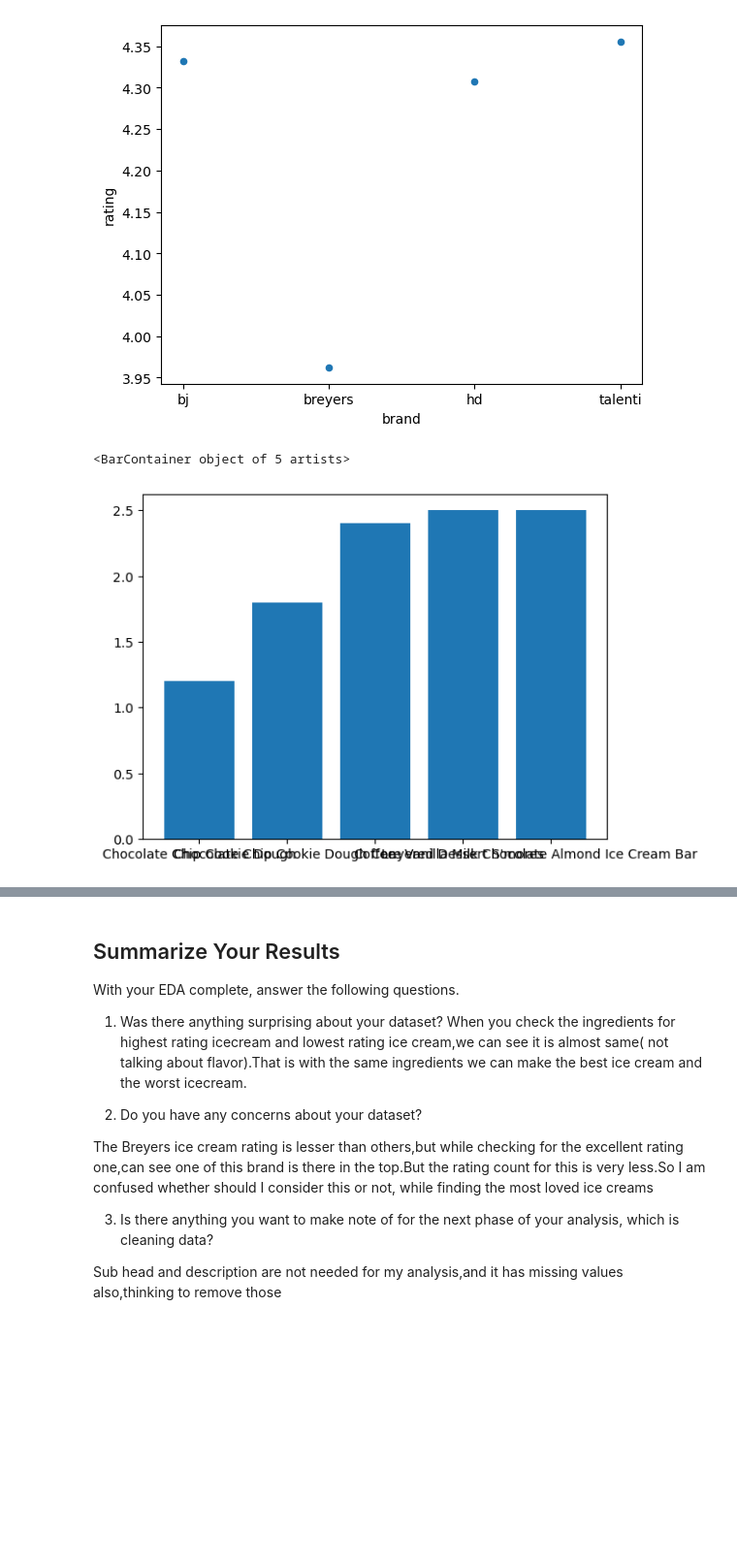
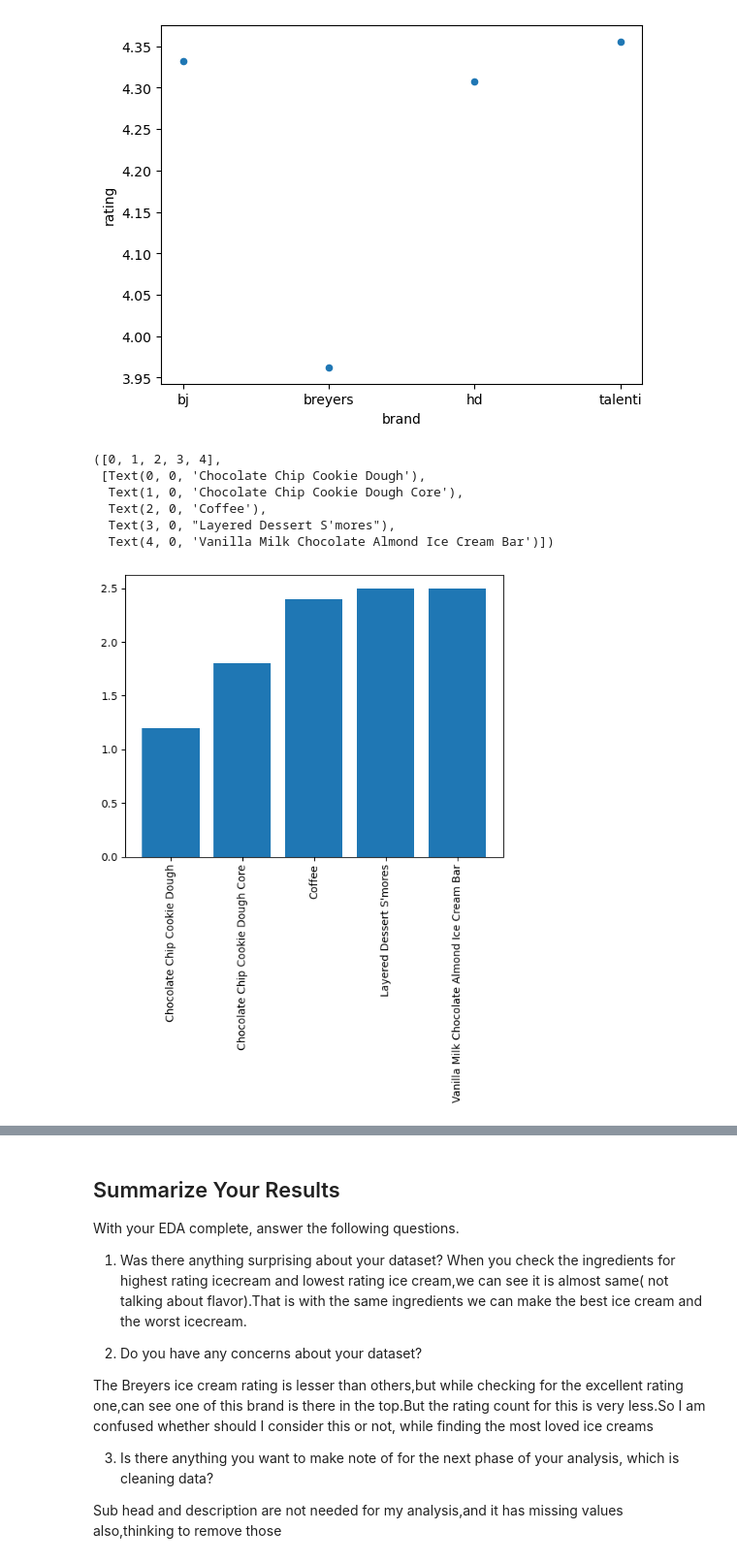
Before and after one commit to KavVij/eda-checkpoint_Kav, a Jupyter notebook: checkpoint-two.ipynb, the cells around one changed output, grey strips where cells are left out. Shown at 97% size. Drawn from its saved outputs; the diff is of its cells as text; code cells hidden in the pictures; blank space fills up the shorter version.

```diff
--- a/checkpoint-two.ipynb
+++ b/checkpoint-two.ipynb
@@ -149,9 +149,16 @@ Brand_Rating.plot.scatter(x='brand',y='rating')
 # %% [output]
 <Axes: xlabel='brand', ylabel='rating'>
 [figure]
-# %%
-plt.bar(worst_rating['name'],worst_rating['rating'])#finding the worst rating icecream
-# %% [output]
-<BarContainer object of 5 artists>
-[figure, removed]
+# %%
+#finding the worst rating icecream
+plt.bar(worst_rating['name'],worst_rating['rating'])
+plt.xticks(rotation=90)
+# %% [output]
+([0, 1, 2, 3, 4],
+ [Text(0, 0, 'Chocolate Chip Cookie Dough'),
+  Text(1, 0, 'Chocolate Chip Cookie Dough Core'),
+  Text(2, 0, 'Coffee'),
+  Text(3, 0, "Layered Dessert S'mores"),
+  Text(4, 0, 'Vanilla Milk Chocolate Almond Ice Cream Bar')])
+[figure, added]
 # %%
```
Also changed, not shown: parts of 1 cell of this notebook.
